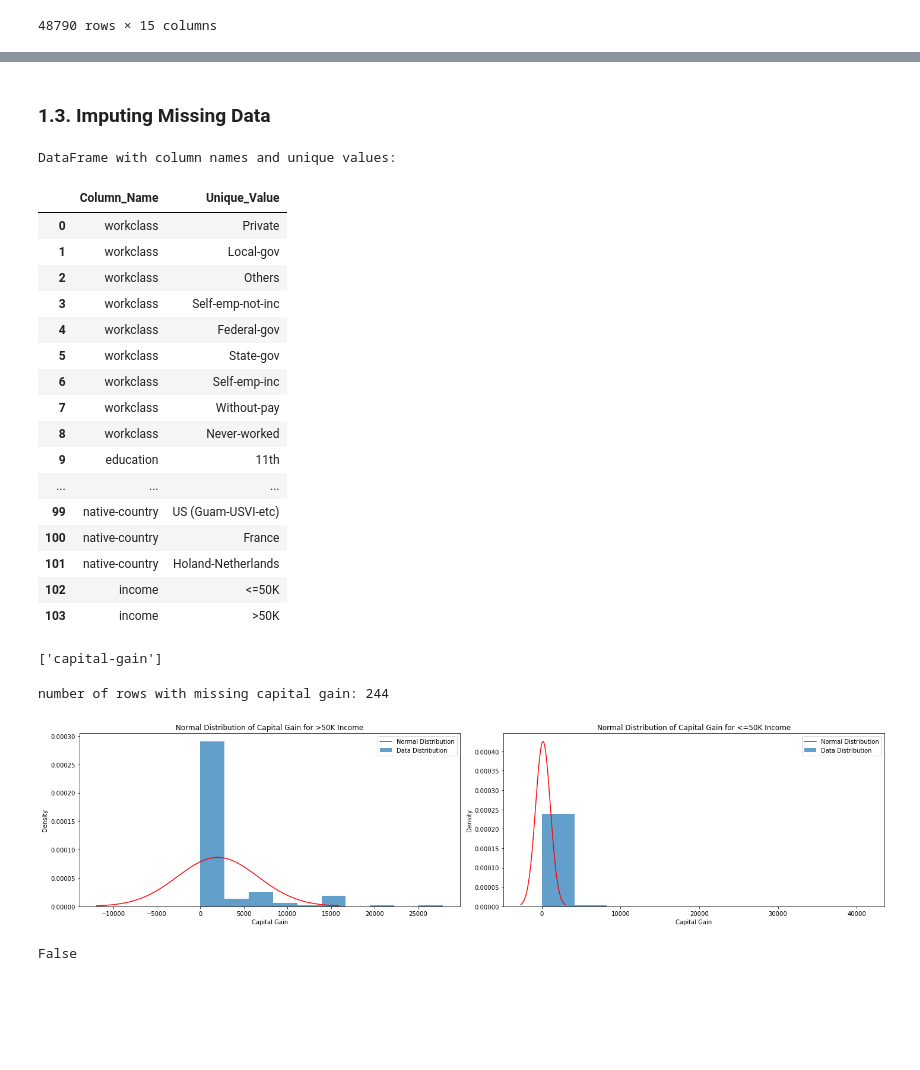
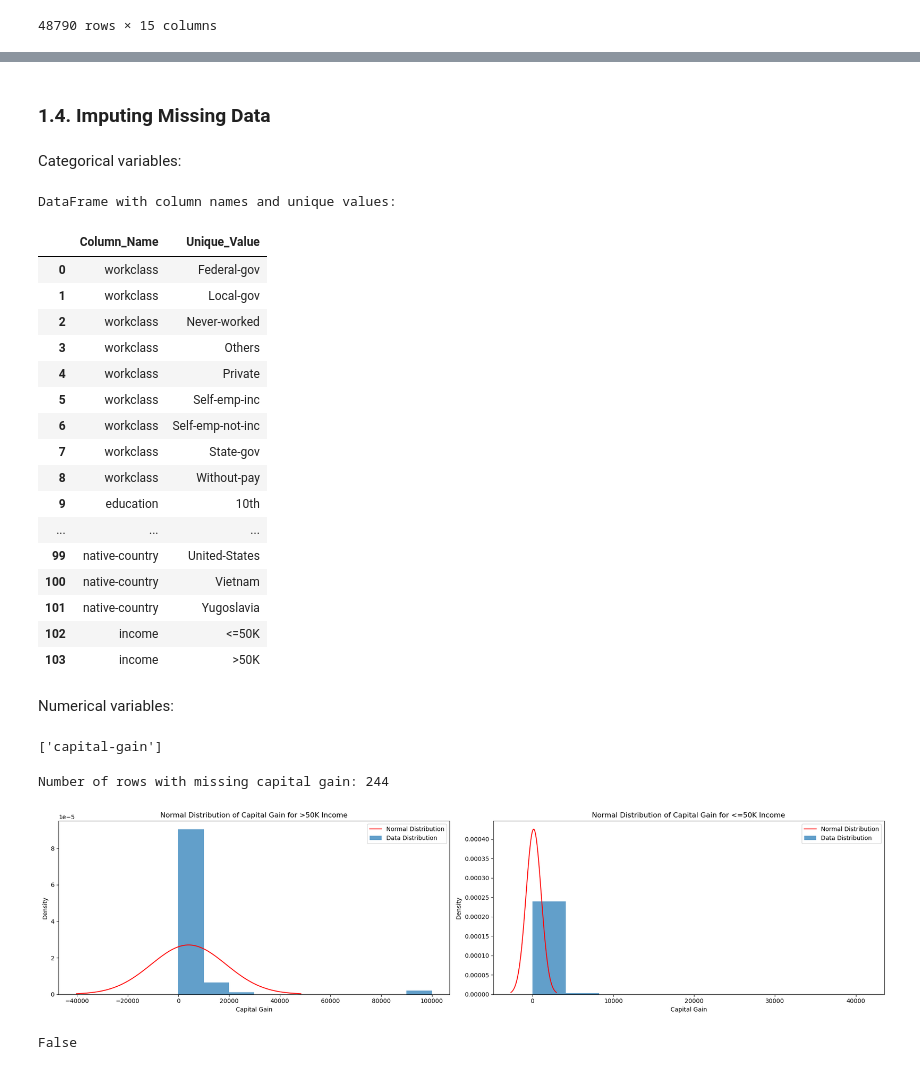
Before and after one commit to legendarycy/IS3221_Grp_2, a Jupyter notebook: IS3221 Project Codes.ipynb, the cells around one changed output, grey strips where cells are left out. Drawn from its saved outputs; the diff is of its cells as text; code cells hidden in the pictures; blank space fills up the shorter version.

```diff
--- a/IS3221 Project Codes.ipynb
+++ b/IS3221 Project Codes.ipynb
@@ -64,0 +67,8 @@ Number of columns :  15
+# %%
+# Convert the categorical columns to a categorical datatype without numeric encoding
+cat_columns = ['workclass', 'education', 'marital-status', 'occupation', 'relationship', 'race', 'sex', 'native-country', 'income']
+for column in cat_columns:
+    df[column] = df[column].astype('category')
+
+# Verify the change by displaying the datatypes again
+df.dtypes
@@ -125,7 +152,7 @@ unique_values_list = []
 
 # Iterate through columns of interest and populate the list with unique values and column names
 for column in cat_columns:
-    unique_values = df[column].unique()
+    unique_values = sorted(census[column].unique())
     for value in unique_values:
         unique_values_list.append([column, value])
 
@@ -178,5 +185,5 @@ census['relationship']
 # %%
-# consistency of spelling within categorical variables
+# Consistency of spelling within categorical variables
 
 # marital-status
 census.loc[:, 'marital-status'] = census['marital-status'].str.replace('married-AF-spouse', 'Married-AF-spouse')
@@ -189,8 +196,12 @@ census.loc[:, 'relationship'] = census['relationship'].str.replace('wife', 'Wife
 census.loc[:, 'sex'] = census['sex'].str.replace('Mole', 'Male')
 census.loc[:, 'sex'] = census['sex'].str.replace('Femole', 'Female')
 
-#native-country
+# native-country
 census.loc[:, 'native-country'] = census['native-country'].str.replace('Hong', 'Hong-Kong')
+census.loc[:, 'native-country'] = census['native-country'].str.replace('South', 'South-Korea')
+census.loc[:, 'native-country'] = census['native-country'].str.replace('Holand-Netherlands', 'Holland-Netherlands')
 # %% [markdown]
-### 1.3. Imputing Missing Data ###
+### 1.4. Imputing Missing Data ###
+# %% [markdown]
+Categorical variables:
 # %%
@@ -199,40 +210,42 @@ census.loc[:, 'native-country'] = census['native-country'].str.replace('Hong', '
 for column in cat_columns:
     census.loc[:, column] = census[column].str.replace('?', 'Others')
 # %%
-## check data ##
+## Check data ##
 
 cleaned_unique = []
 
 # Iterate through columns of interest and populate the list with unique values and column names
 for column in cat_columns:
-    unique_values = census[column].unique()
+    unique_values = sorted(census[column].unique())
     for value in unique_values:
         cleaned_unique.append([column, value])
 
 # Create a DataFrame from the list with appropriate column names
 unique_df = pd.DataFrame(cleaned_unique, columns=['Column_Name', 'Unique_Value'])
 
 # Print the resulting DataFrame
 pd.set_option('display.max_rows', None)
 print("DataFrame with column names and unique values:")
 display(unique_df)
 # %% [output]
 DataFrame with column names and unique values:
 |  | Column_Name | Unique_Value |
-| 0 | workclass | Private |
+| 0 | workclass | Federal-gov |
 | 1 | workclass | Local-gov |
-| 2 | workclass | Others |
-| 3 | workclass | Self-emp-not-inc |
-| 4 | workclass | Federal-gov |
-| 5 | workclass | State-gov |
-| 6 | workclass | Self-emp-inc |
-| 7 | workclass | Without-pay |
-| 8 | workclass | Never-worked |
-| 9 | education | 11th |
+| 2 | workclass | Never-worked |
+| 3 | workclass | Others |
+| 4 | workclass | Private |
+| 5 | workclass | Self-emp-inc |
+| 6 | workclass | Self-emp-not-inc |
+| 7 | workclass | State-gov |
+| 8 | workclass | Without-pay |
+| 9 | education | 10th |
 | ... | ... | ... |
-| 99 | native-country | US (Guam-USVI-etc) |
-| 100 | native-country | France |
-| 101 | native-country | Holand-Netherlands |
+| 99 | native-country | United-States |
+| 100 | native-country | Vietnam |
+| 101 | native-country | Yugoslavia |
 | 102 | income | <=50K |
 | 103 | income | >50K |
+# %% [markdown]
+Numerical variables:
 # %%
@@ -250,19 +263,19 @@ missing_values
 # %% [output]
 ['capital-gain']
 # %%
-# inspect missing values in capital-gain
+# Inspect missing values in capital-gain
 missing = census['capital-gain'] == 99999
 missing_indices = census[missing].index
 
-# original
+# Original
 census[missing]
 
-# suggested (to save space)
-print(f"number of rows with missing capital gain: {len(census[missing])}")
+# Suggested (to save space)
+print(f"Number of rows with missing capital gain: {len(census[missing])}")
 # %% [output]
-number of rows with missing capital gain: 244
+Number of rows with missing capital gain: 244
 # %%
-# missing values within capital-gain have income >50k, examine distribution of >50k and <= 50K
+# Missing values within capital-gain have income >50k, examine distribution of >50k and <= 50K
 
 income_groups = ['>50K', '<=50K']
 
@@ -294,7 +307,7 @@ for i, group in enumerate(income_groups):
 plt.tight_layout()
 plt.show()
 # %% [output]
-[figure, old version]
+[figure, new version]
 # %%
 # Calculate the mean of 'capital-gain' for the income group '>50K' excluding values of 99999
 mean_capgain = census[(census['income'] == '>50K') & (census['capital-gain'] != 99999)]['capital-gain'].mean()
```
Also changed, not shown: parts of 21 cells of this notebook.
